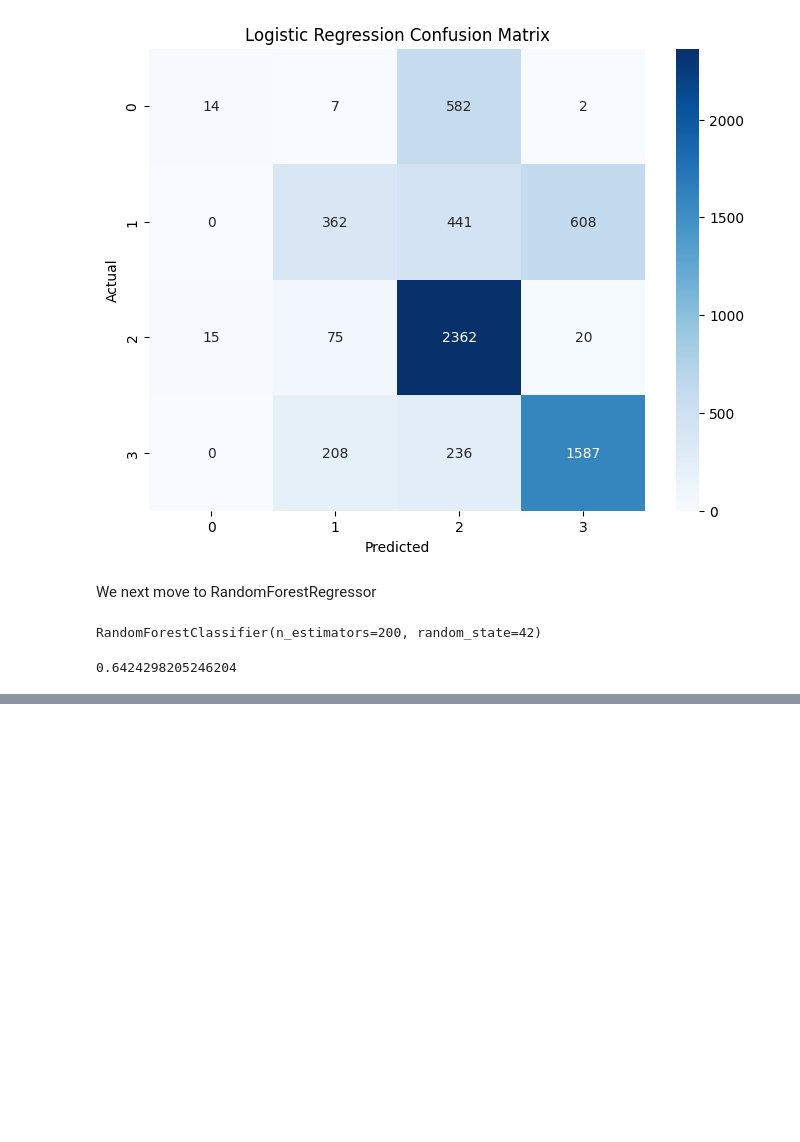
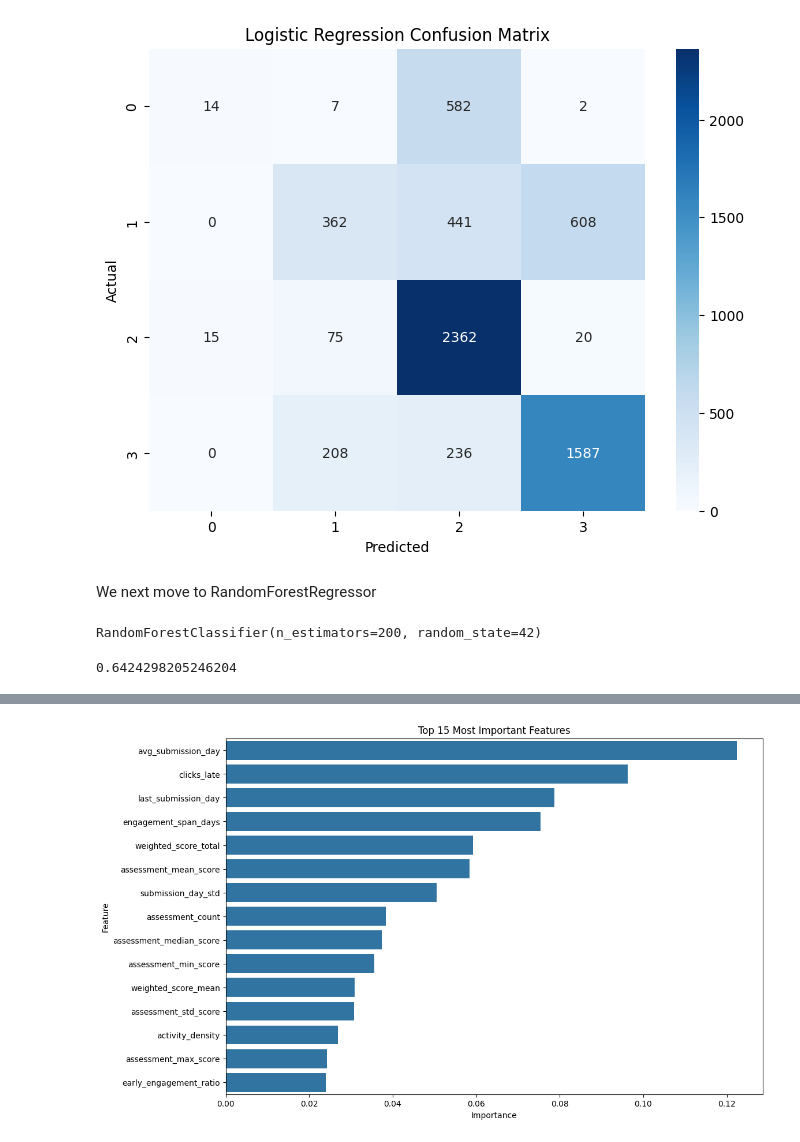
Before and after one commit to vishweshkhandareiitb-creator/ITSP-DataNexus, a Jupyter notebook: ml_pipeline.ipynb, the cells around one changed output, grey strips where cells are left out. Drawn from its saved outputs; the diff is of its cells as text; code cells hidden in the pictures; blank space fills up the shorter version.

```diff
--- a/ml_pipeline.ipynb
+++ b/ml_pipeline.ipynb
@@ -254,0 +831,6 @@ accuracy_score(
+# %%
+X_train = X_train.replace([np.inf, -np.inf], np.nan)
+X_test = X_test.replace([np.inf, -np.inf], np.nan)
+
+X_train = X_train.fillna(0)
+X_test = X_test.fillna(0)
@@ -254,0 +1087,18 @@ accuracy_score(
+# %%
+feature_importance = pd.DataFrame({
+
+    "Feature": X.columns,
+
+    "Importance":
+    rf_model.feature_importances_
+})
+# %%
+feature_importance = (
+    feature_importance
+    .sort_values(
+        by="Importance",
+        ascending=False
+    )
+)
+
+feature_importance.head(20)
@@ -254,0 +1123,16 @@ accuracy_score(
+# %%
+plt.figure(figsize=(12,8))
+
+sns.barplot(
+    data=feature_importance.head(15),
+    x="Importance",
+    y="Feature"
+)
+
+plt.title(
+    "Top 15 Most Important Features"
+)
+
+plt.show()
+# %% [output]
+[figure, added]
```
Also changed, not shown: parts of 193 cells of this notebook.
